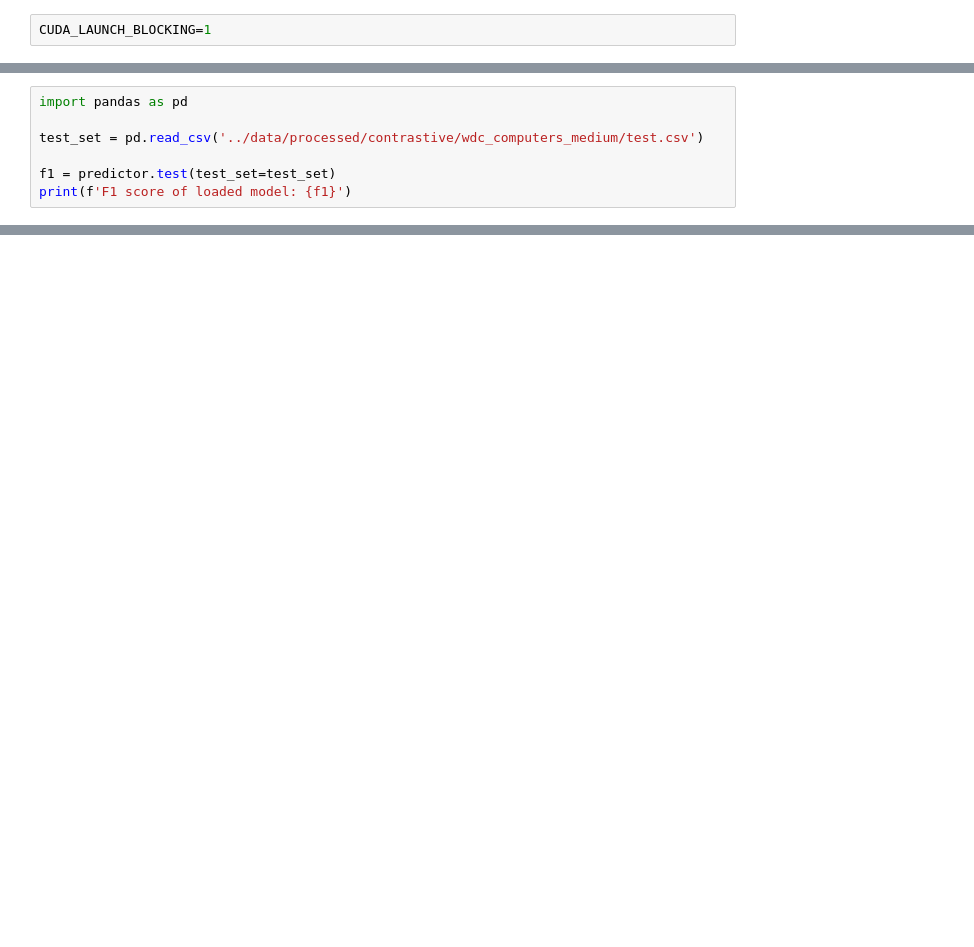
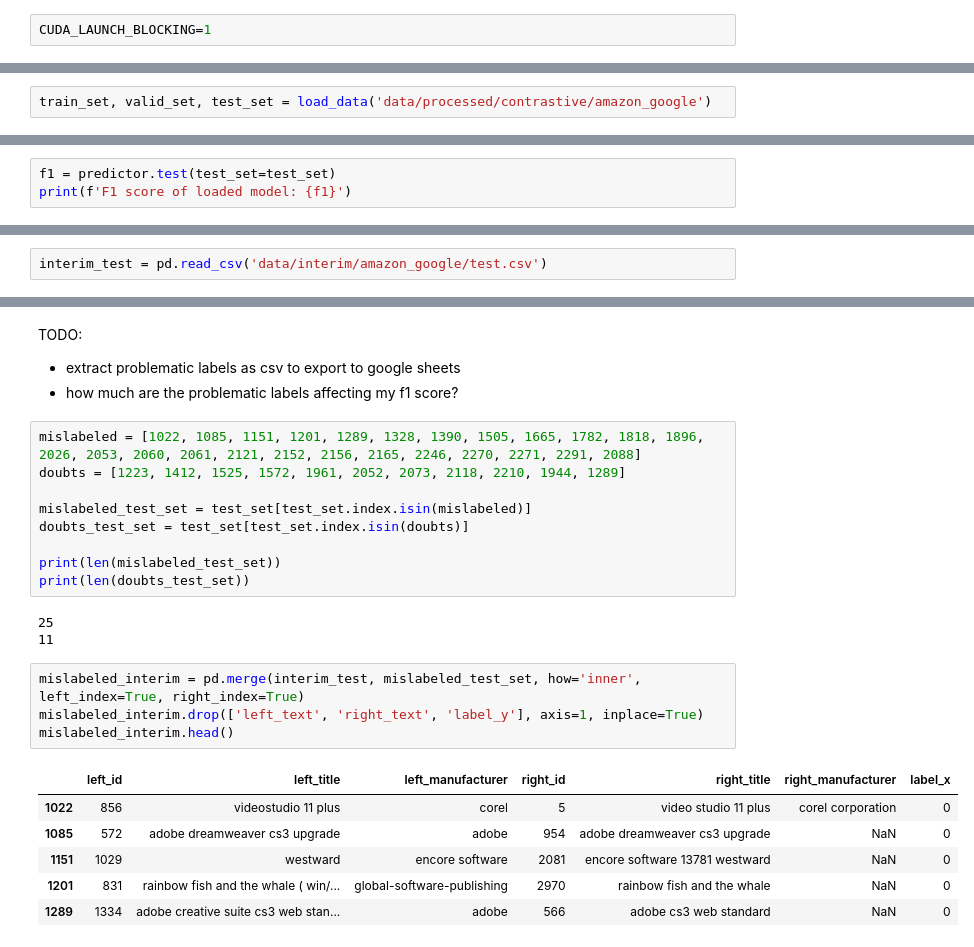
Before and after one commit to damianr13/master-thesis-kth, a Jupyter notebook: notebooks/models_testing.ipynb, the cells around one changed output, grey strips where cells are left out. Cells and saved outputs as stored; diff of their text form; blank space fills up the shorter version.

```diff
--- a/notebooks/models_testing.ipynb
+++ b/notebooks/models_testing.ipynb
@@ -12,0 +38,2 @@ Special tokens have been added in the vocabulary, make sure the associated word
+# %%
+train_set, valid_set, test_set = load_data('data/processed/contrastive/amazon_google')
@@ -13,8 +70,4 @@ Special tokens have been added in the vocabulary, make sure the associated word
 # %%
-import pandas as pd
-
-test_set = pd.read_csv('../data/processed/contrastive/wdc_computers_medium/test.csv')
-
 f1 = predictor.test(test_set=test_set)
 print(f'F1 score of loaded model: {f1}')
 # %% [output]
@@ -38,0 +183,2 @@ RuntimeError: CUDA error: CUBLAS_STATUS_ALLOC_FAILED when calling `cublasCreate(
+# %%
+interim_test = pd.read_csv('data/interim/amazon_google/test.csv')
@@ -38,0 +209,27 @@ RuntimeError: CUDA error: CUBLAS_STATUS_ALLOC_FAILED when calling `cublasCreate(
+# %% [markdown]
+TODO:
+- extract problematic labels as csv to export to google sheets
+- how much are the problematic labels affecting my f1 score?
+# %%
+mislabeled = [1022, 1085, 1151, 1201, 1289, 1328, 1390, 1505, 1665, 1782, 1818, 1896, 2026, 2053, 2060, 2061, 2121, 2152, 2156, 2165, 2246, 2270, 2271, 2291, 2088]
+doubts = [1223, 1412, 1525, 1572, 1961, 2052, 2073, 2118, 2210, 1944, 1289]
+
+mislabeled_test_set = test_set[test_set.index.isin(mislabeled)]
+doubts_test_set = test_set[test_set.index.isin(doubts)]
+
+print(len(mislabeled_test_set))
+print(len(doubts_test_set))
+# %% [output]
+25
+11
+# %%
+mislabeled_interim = pd.merge(interim_test, mislabeled_test_set, how='inner', left_index=True, right_index=True)
+mislabeled_interim.drop(['left_text', 'right_text', 'label_y'], axis=1, inplace=True)
+mislabeled_interim.head()
+# %% [output]
+|  | left_id | left_title | left_manufacturer | right_id | right_title | right_manufacturer | label_x |
+| 1022 | 856 | videostudio 11 plus | corel | 5 | video studio 11 plus | corel corporation | 0 |
+| 1085 | 572 | adobe dreamweaver cs3 upgrade | adobe | 954 | adobe dreamweaver cs3 upgrade | NaN | 0 |
+| 1151 | 1029 | westward | encore software | 2081 | encore software 13781 westward | NaN | 0 |
+| 1201 | 831 | rainbow fish and the whale ( win/... | global-software-publishing | 2970 | rainbow fish and the whale | NaN | 0 |
+| 1289 | 1334 | adobe creative suite cs3 web stan... | adobe | 566 | adobe cs3 web standard | NaN | 0 |
```
Also changed, not shown: parts of 22 cells of this notebook, 1 other file.
